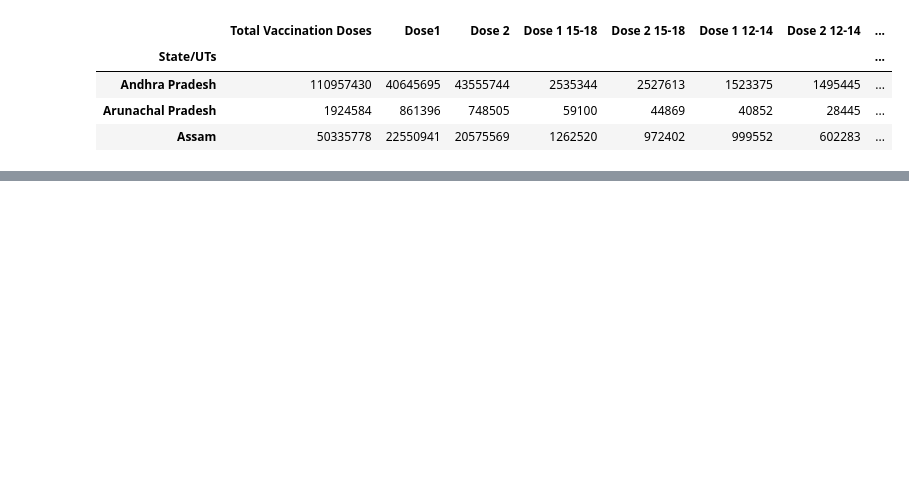
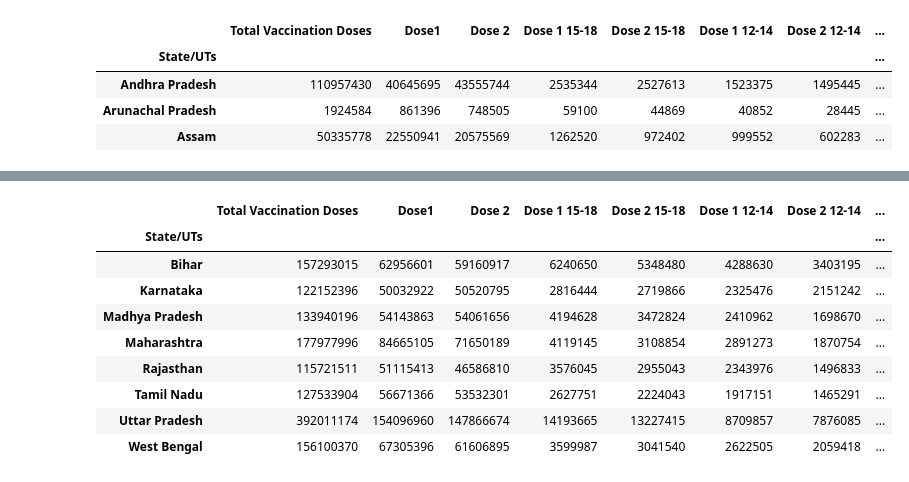
Before and after one commit to sabrinsingh/datamanipulationinPython_udemy, a Jupyter notebook: 05_pandas.ipynb, the cells around one changed output, grey strips where cells are left out. Saved outputs shown, nothing was run; the diff lists cells and outputs as text; code cells hidden in the pictures; blank space fills up the shorter version.

```diff
--- a/05_pandas.ipynb
+++ b/05_pandas.ipynb
@@ -176,0 +220,13 @@ df[1:4]
+# %%
+df[df['Dose1'] > 50000000]
+# %% [output]
+|  | Total Vaccination Doses | Dose1 | Dose 2 | Dose 1 15-18 | Dose 2 15-18 | Dose 1 12-14 | Dose 2 12-14 | ... |
+| State/UTs |  |  |  |  |  |  |  | ... |
+| Bihar | 157293015 | 62956601 | 59160917 | 6240650 | 5348480 | 4288630 | 3403195 | ... |
+| Karnataka | 122152396 | 50032922 | 50520795 | 2816444 | 2719866 | 2325476 | 2151242 | ... |
+| Madhya Pradesh | 133940196 | 54143863 | 54061656 | 4194628 | 3472824 | 2410962 | 1698670 | ... |
+| Maharashtra | 177977996 | 84665105 | 71650189 | 4119145 | 3108854 | 2891273 | 1870754 | ... |
+| Rajasthan | 115721511 | 51115413 | 46586810 | 3576045 | 2955043 | 2343976 | 1496833 | ... |
+| Tamil Nadu | 127533904 | 56671366 | 53532301 | 2627751 | 2224043 | 1917151 | 1465291 | ... |
+| Uttar Pradesh | 392011174 | 154096960 | 147866674 | 14193665 | 13227415 | 8709857 | 7876085 | ... |
+| West Bengal | 156100370 | 67305396 | 61606895 | 3599987 | 3041540 | 2622505 | 2059418 | ... |
```
Also changed, not shown: parts of 51 cells of this notebook, 1 other file.
